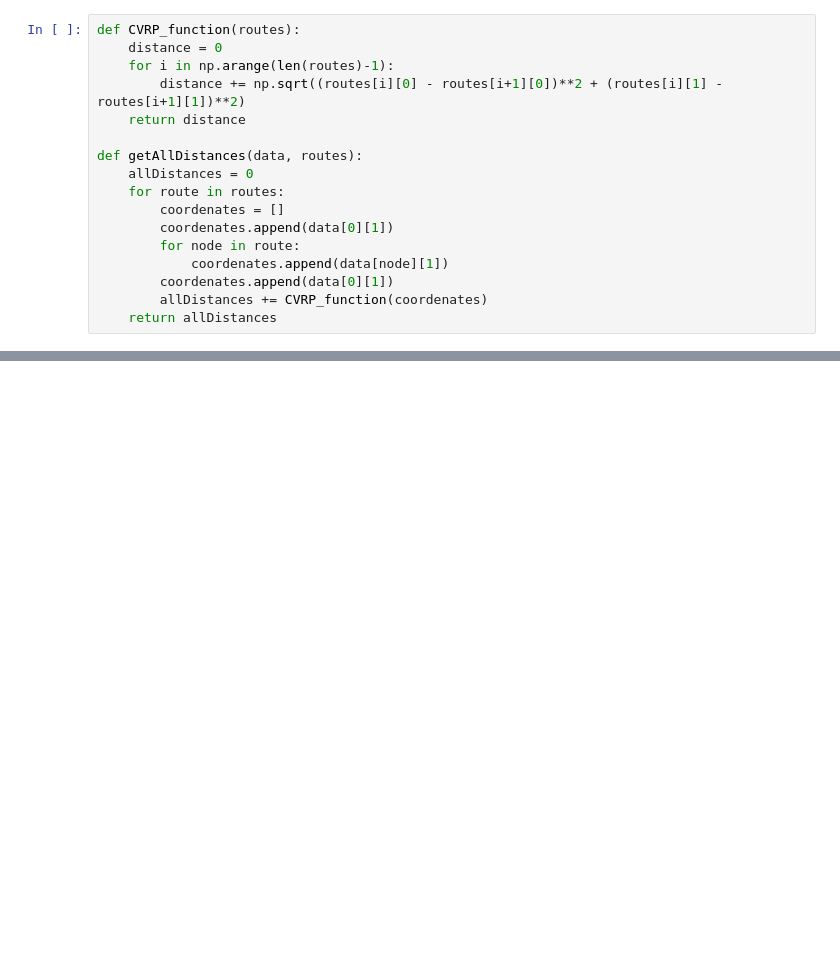
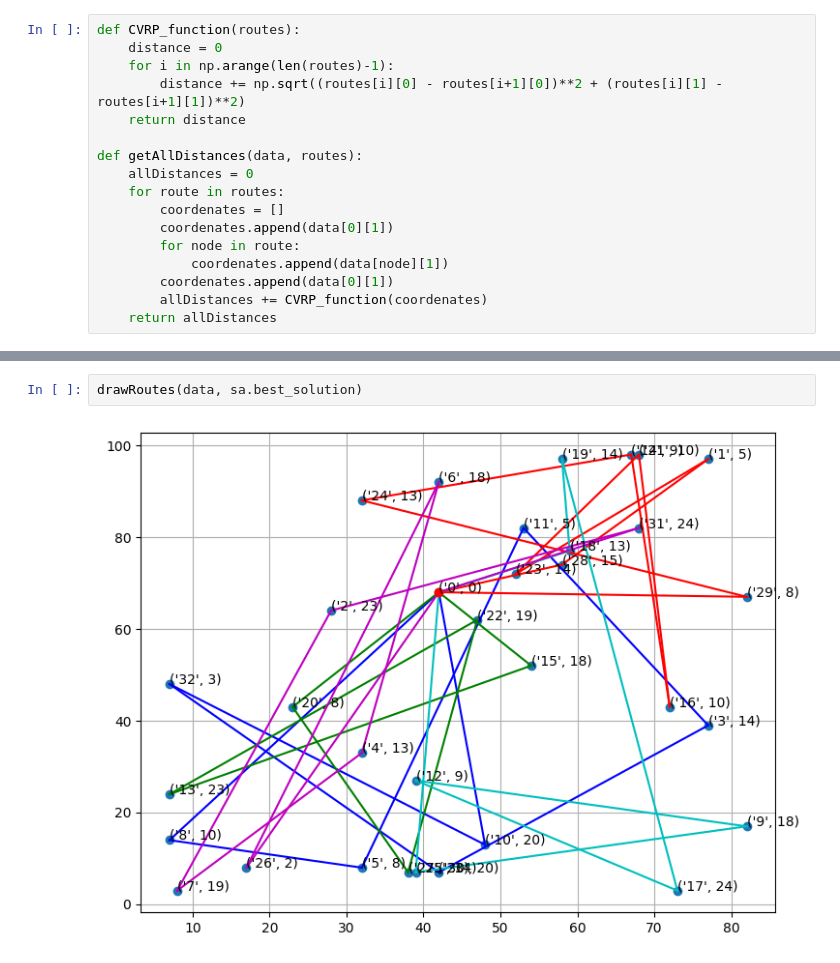
Before and after one commit to SamuelGuerrero/simulated-anealing, a Jupyter notebook: SimulatedAnealing.ipynb, the cells around one changed output, grey strips where cells are left out. Saved outputs shown, nothing was run; the diff lists cells and outputs as text; blank space fills up the shorter version.

```diff
--- a/SimulatedAnealing.ipynb
+++ b/SimulatedAnealing.ipynb
@@ -251,0 +365,4 @@ plt.show()
+# %%
+drawRoutes(data, sa.best_solution)
+# %% [output]
+[figure, added]
```
Also changed, not shown: parts of 13 cells of this notebook.
